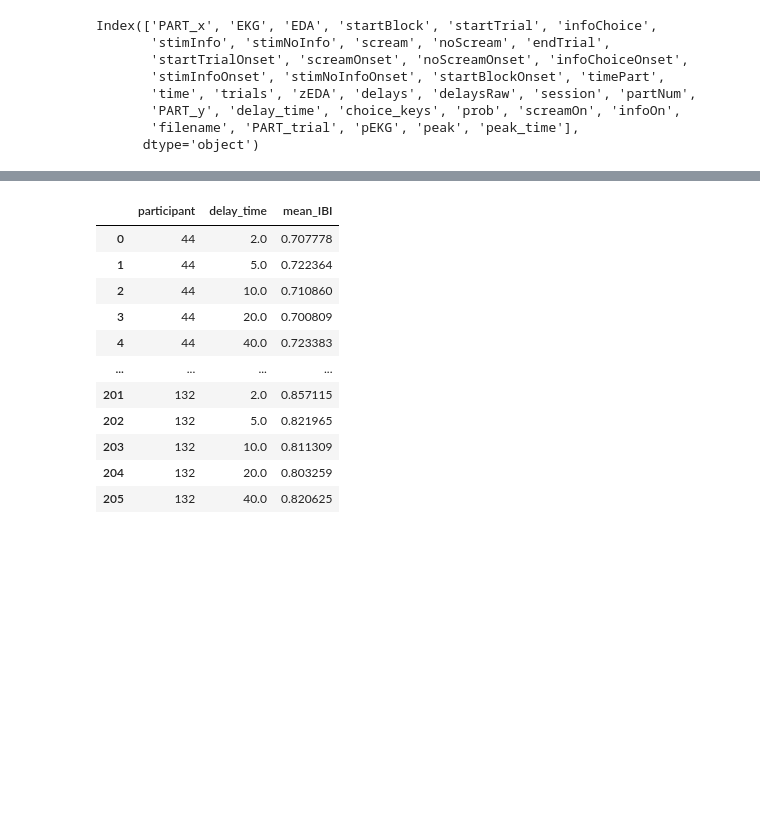
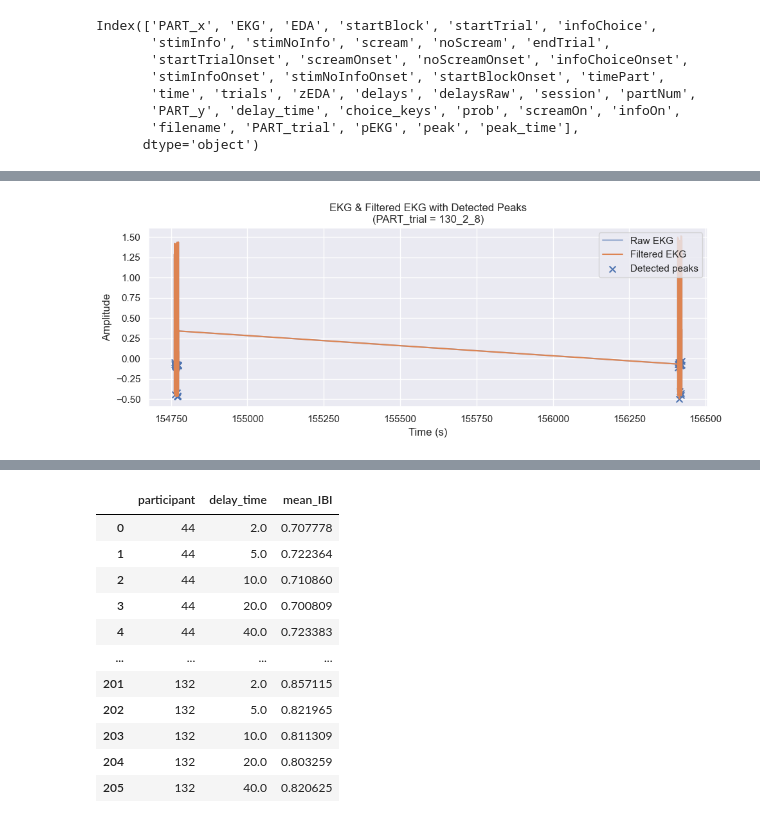
Before and after one commit to stelladongjz/Anticip_EKG_Analysis, a Jupyter notebook: Stella_AvAnt2025_AnalysisEKG_fromPreproc.ipynb, the cells around one changed output, grey strips where cells are left out. Saved outputs shown, nothing was run; the diff lists cells and outputs as text; code cells hidden in the pictures; blank space fills up the shorter version.

```diff
--- a/Stella_AvAnt2025_AnalysisEKG_fromPreproc.ipynb
+++ b/Stella_AvAnt2025_AnalysisEKG_fromPreproc.ipynb
@@ -411,0 +458,26 @@ stimNoInfo_ibis = compute_IBI(stimNoInfo_df,baseine_IBI_stimNoInfo)
+# %%
+# 1) Select just that trial
+trial_df = processed_all[processed_all['PART_trial'] == '130_2_8']
+
+# 2) Grab your time axis — replace 'time' with whatever your time‐stamp column is.
+t = trial_df['time']  # e.g. seconds or sample index
+
+# 3) Plot raw EKG and filtered EKG (pEKG), then mark peaks
+plt.figure(figsize=(10, 4))
+plt.plot(t, trial_df['EKG'],   label='Raw EKG',    alpha=0.5)
+plt.plot(t, trial_df['pEKG'],  label='Filtered EKG')
+
+# 4) Overlay detected peaks
+peaks = trial_df[trial_df['peak'] == True]
+plt.scatter(peaks['time'], peaks['pEKG'],
+            marker='x', s=50, label='Detected peaks')
+
+# 5) Labels & legend
+plt.title("EKG & Filtered EKG with Detected Peaks\n(PART_trial = 130_2_8)")
+plt.xlabel("Time (s)")
+plt.ylabel("Amplitude")
+plt.legend(loc='upper right')
+plt.tight_layout()
+plt.show()
+# %% [output]
+[figure, added]
```
Also changed, not shown: parts of 11 cells of this notebook.
